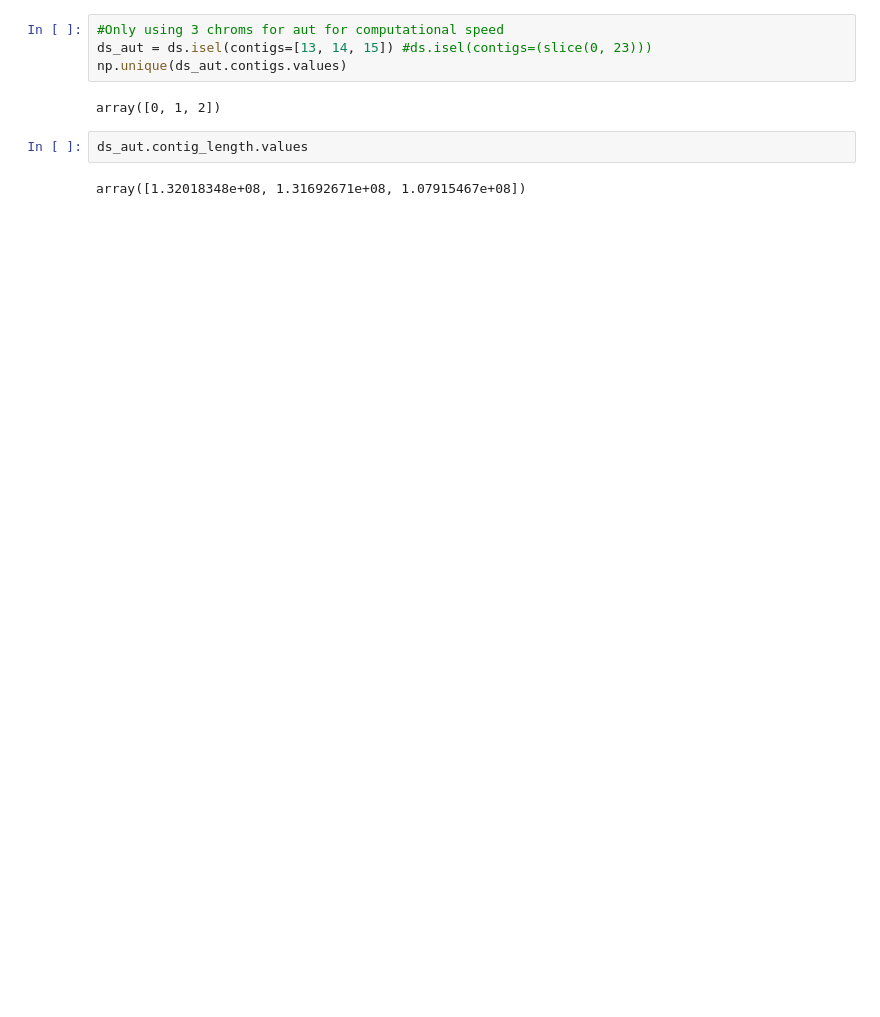
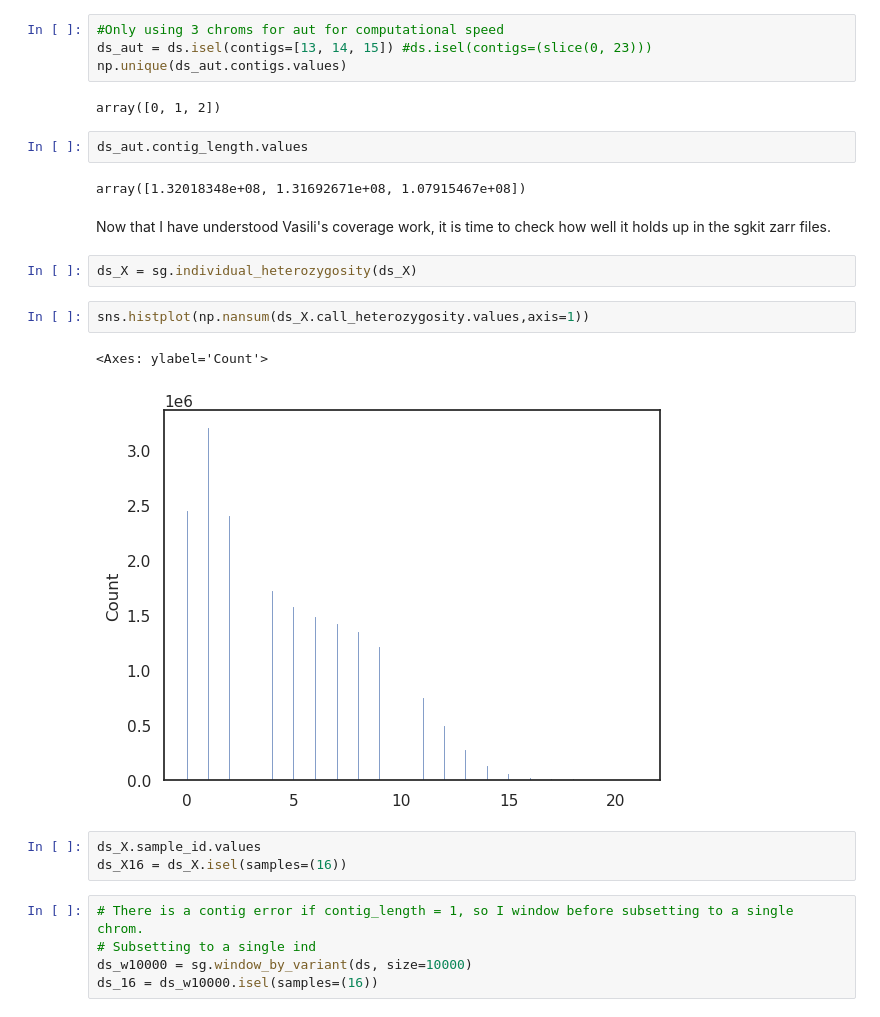
Before and after one commit to erikfogh/selection_primates, a Jupyter notebook: notebooks/pilot03_diversity_checks_gorilla.ipynb, the cells around one changed output. Cells and saved outputs as stored; diff of their text form; blank space fills up the shorter version.

Commit message:
Sgkit Diversity investigation

```diff
--- a/notebooks/pilot03_diversity_checks_gorilla.ipynb
+++ b/notebooks/pilot03_diversity_checks_gorilla.ipynb
@@ -231,3 +282,20 @@ array([0, 1, 2])
 ds_aut.contig_length.values
 # %% [output]
 array([1.32018348e+08, 1.31692671e+08, 1.07915467e+08])
+# %% [markdown]
+Now that I have understood Vasili's coverage work, it is time to check how well it holds up in the sgkit zarr files.
+# %%
+ds_X = sg.individual_heterozygosity(ds_X)
+# %%
+sns.histplot(np.nansum(ds_X.call_heterozygosity.values,axis=1))
+# %% [output]
+<Axes: ylabel='Count'>
+[figure, added]
+# %%
+ds_X.sample_id.values
+ds_X16 = ds_X.isel(samples=(16))
+# %%
+# There is a contig error if contig_length = 1, so I window before subsetting to a single chrom.
+# Subsetting to a single ind
+ds_w10000 = sg.window_by_variant(ds, size=10000)
+ds_16 = ds_w10000.isel(samples=(16))
```
Also changed, not shown: parts of 12 cells of this notebook.
